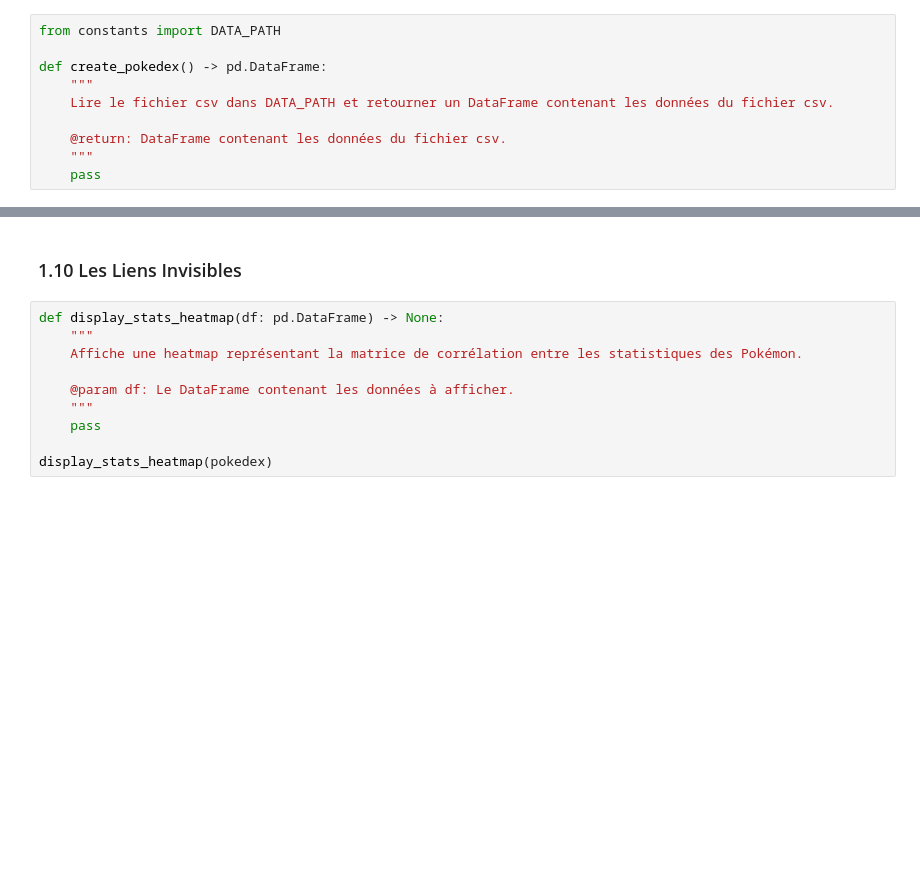
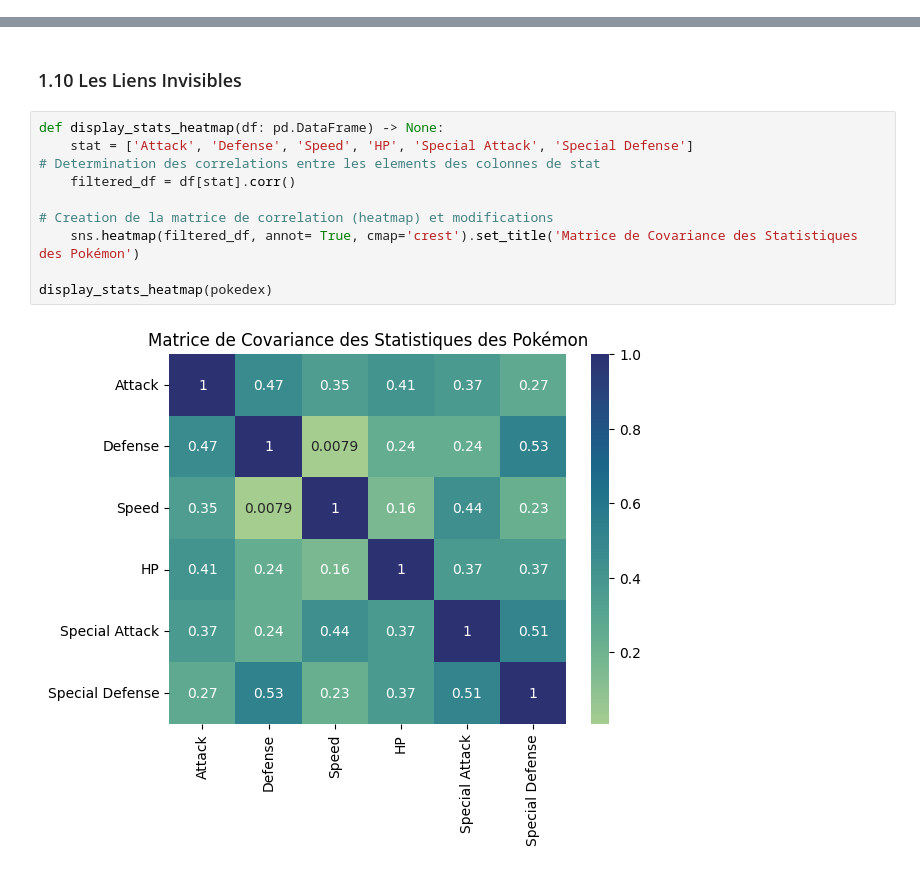
Before and after one commit to Phi-Luan-Nguyen/2023A_PR02, a Jupyter notebook: part1/analysis.ipynb, the cells around one changed output, grey strips where cells are left out. Cells and saved outputs as stored; diff of their text form; blank space fills up the shorter version.

```diff
--- a/part1/analysis.ipynb
+++ b/part1/analysis.ipynb
@@ -11,13 +11,3 @@ import pandas as pd
 ## Préparation du dataset
 # %% [markdown]
 ### 1.0 Chargement des données
-# %%
-from constants import DATA_PATH
-
-def create_pokedex() -> pd.DataFrame:
-    """
-    Lire le fichier csv dans DATA_PATH et retourner un DataFrame contenant les données du fichier csv.
-
-    @return: DataFrame contenant les données du fichier csv.
-    """
-    pass
@@ -162,12 +341,14 @@ display_best_pokemon(pokedex)
 # %% [markdown]
 ### 1.10 Les Liens Invisibles
-# %%
-def display_stats_heatmap(df: pd.DataFrame) -> None:
-    """
-    Affiche une heatmap représentant la matrice de corrélation entre les statistiques des Pokémon.
-
-    @param df: Le DataFrame contenant les données à afficher.
-    """
-    pass
-
-display_stats_heatmap(pokedex)
+# %%
+def display_stats_heatmap(df: pd.DataFrame) -> None:
+    stat = ['Attack', 'Defense', 'Speed', 'HP', 'Special Attack', 'Special Defense']
+# Determination des correlations entre les elements des colonnes de stat
+    filtered_df = df[stat].corr()
+
+# Creation de la matrice de correlation (heatmap) et modifications
+    sns.heatmap(filtered_df, annot= True, cmap='crest').set_title('Matrice de Covariance des Statistiques des Pokémon')
+
+display_stats_heatmap(pokedex)
+# %% [output]
+[figure, added]
```
Also changed, not shown: parts of 28 cells of this notebook.
